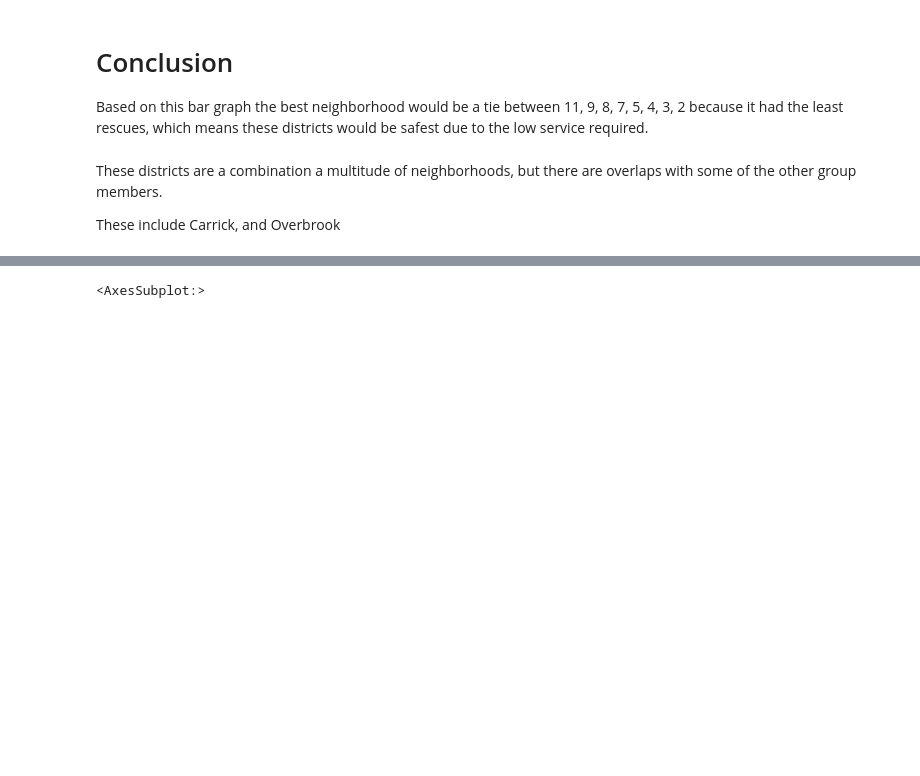
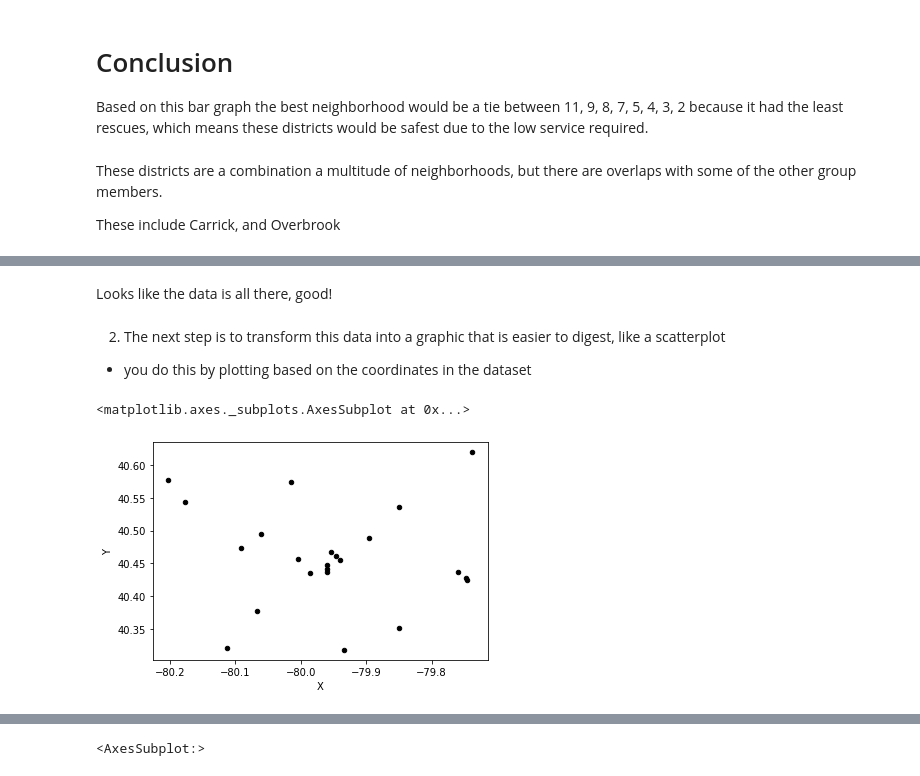
Before and after one commit to Jordantheboss00/CMPINF0010_FINAL_PROJECT, a Jupyter notebook: Final-Project-2.ipynb, the cells around one changed output, grey strips where cells are left out. Saved outputs shown, nothing was run; the diff lists cells and outputs as text; code cells hidden in the pictures; blank space fills up the shorter version.

```diff
--- a/Final-Project-2.ipynb
+++ b/Final-Project-2.ipynb
@@ -80,0 +94,3 @@ These include Carrick, and Overbrook
+# %%
+df = pd.read_csv('data-hospitallocations.csv')
+df.head()
@@ -80,0 +104,10 @@ These include Carrick, and Overbrook
+# %% [markdown]
+Looks like the data is all there, good!
+# %% [markdown]
+2. The next step is to transform this data into a graphic that is easier to digest, like a scatterplot
+- you do this by plotting based on the coordinates in the dataset
+# %%
+df.plot(x="X", y="Y", kind = "scatter", color = "black")
+# %% [output]
+<matplotlib.axes._subplots.AxesSubplot at 0x...>
+[figure, added]
```
Also changed, not shown: parts of 22 cells of this notebook.
